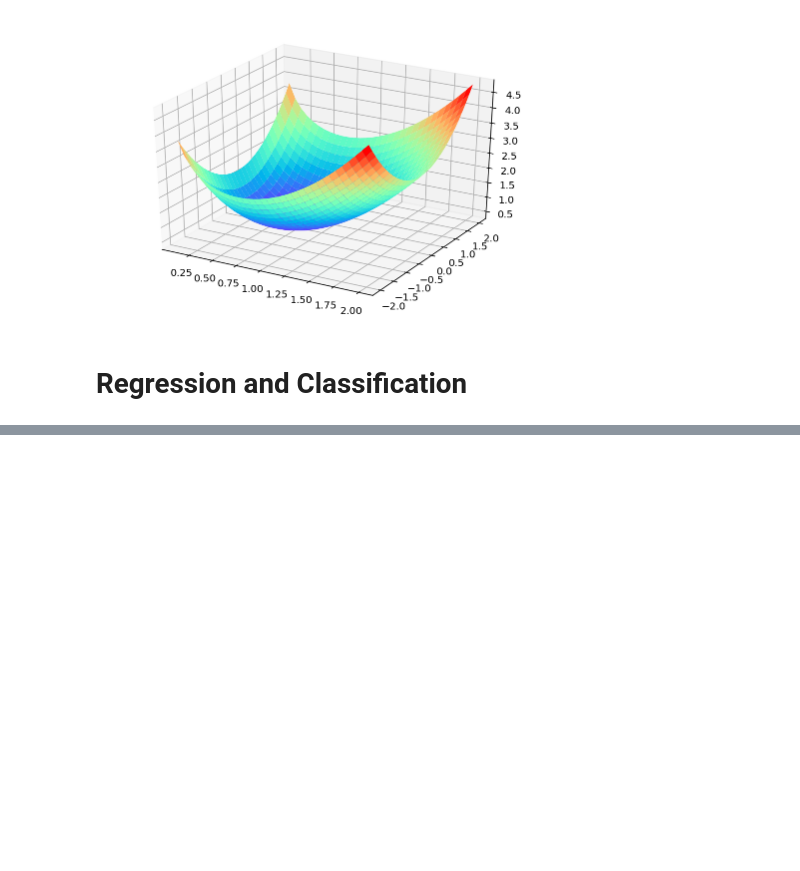
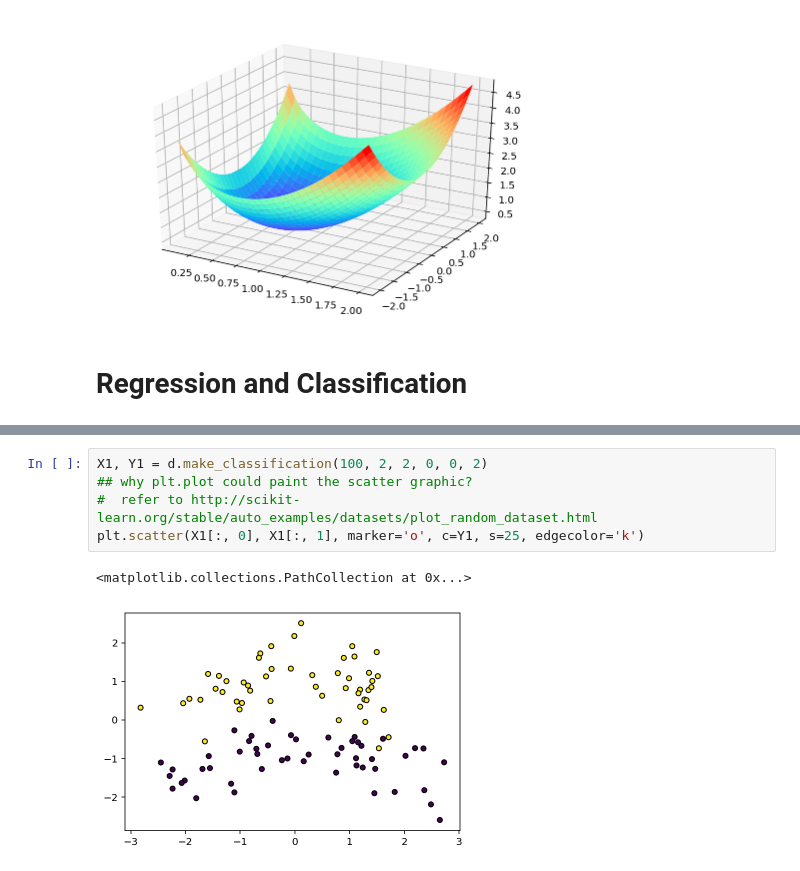
Before and after one commit to llv22/caffe2_cv, a Jupyter notebook: chap2_math/math.ipynb, the cells around one changed output, grey strips where cells are left out. Cells and saved outputs as stored; diff of their text form; blank space fills up the shorter version.

```diff
--- a/chap2_math/math.ipynb
+++ b/chap2_math/math.ipynb
@@ -70,2 +70,10 @@ reg_data
+# %%
+X1, Y1 = d.make_classification(100, 2, 2, 0, 0, 2)
+## why plt.plot could paint the scatter graphic?
+#  refer to http://scikit-learn.org/stable/auto_examples/datasets/plot_random_dataset.html
+plt.scatter(X1[:, 0], X1[:, 1], marker='o', c=Y1, s=25, edgecolor='k')
+# %% [output]
+<matplotlib.collections.PathCollection at 0x...>
+[figure, added]
 # %%
 cls_data = d.make_classification(100, 2, 2, 0, 0, 2)
```
Also changed, not shown: parts of 7 cells of this notebook, 1 other file.
